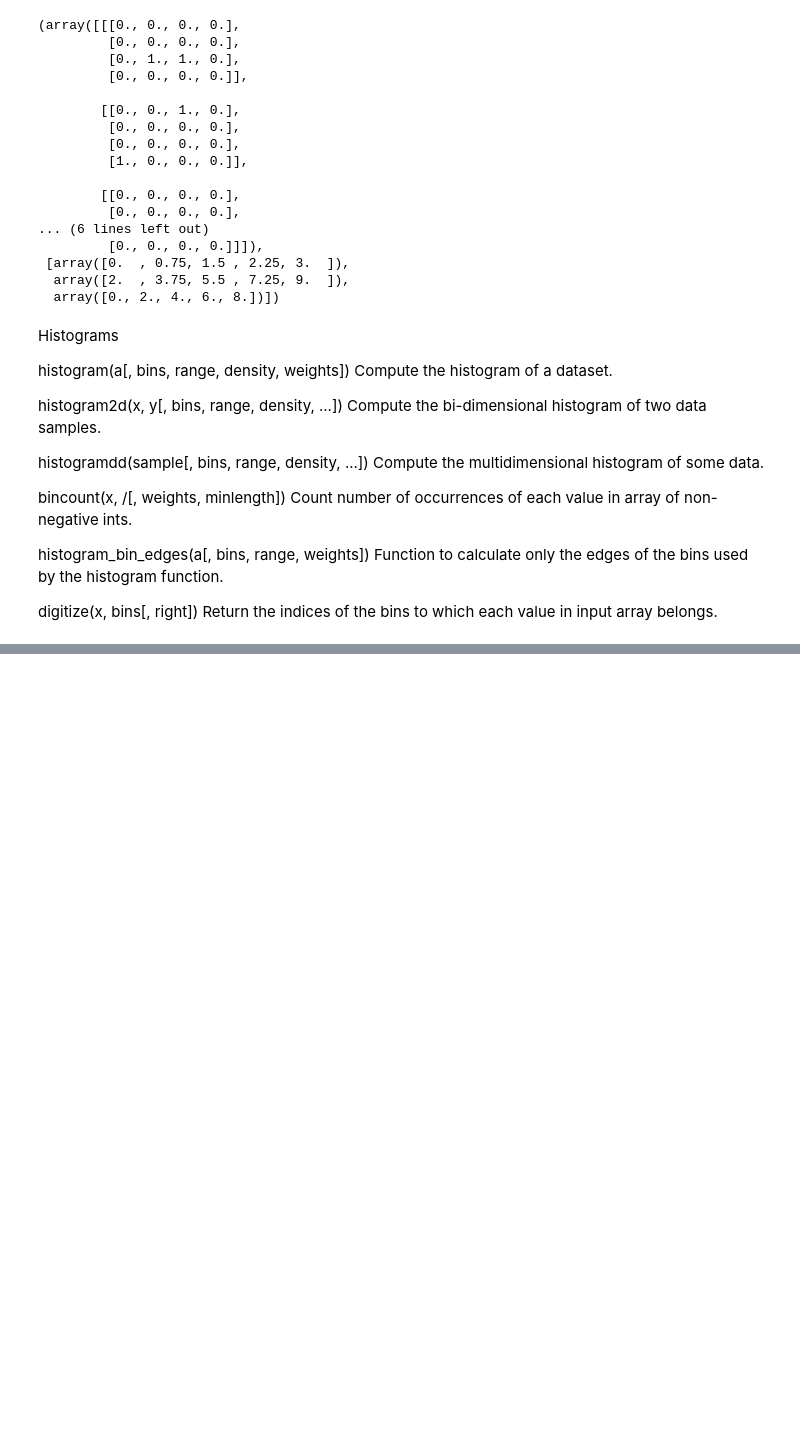
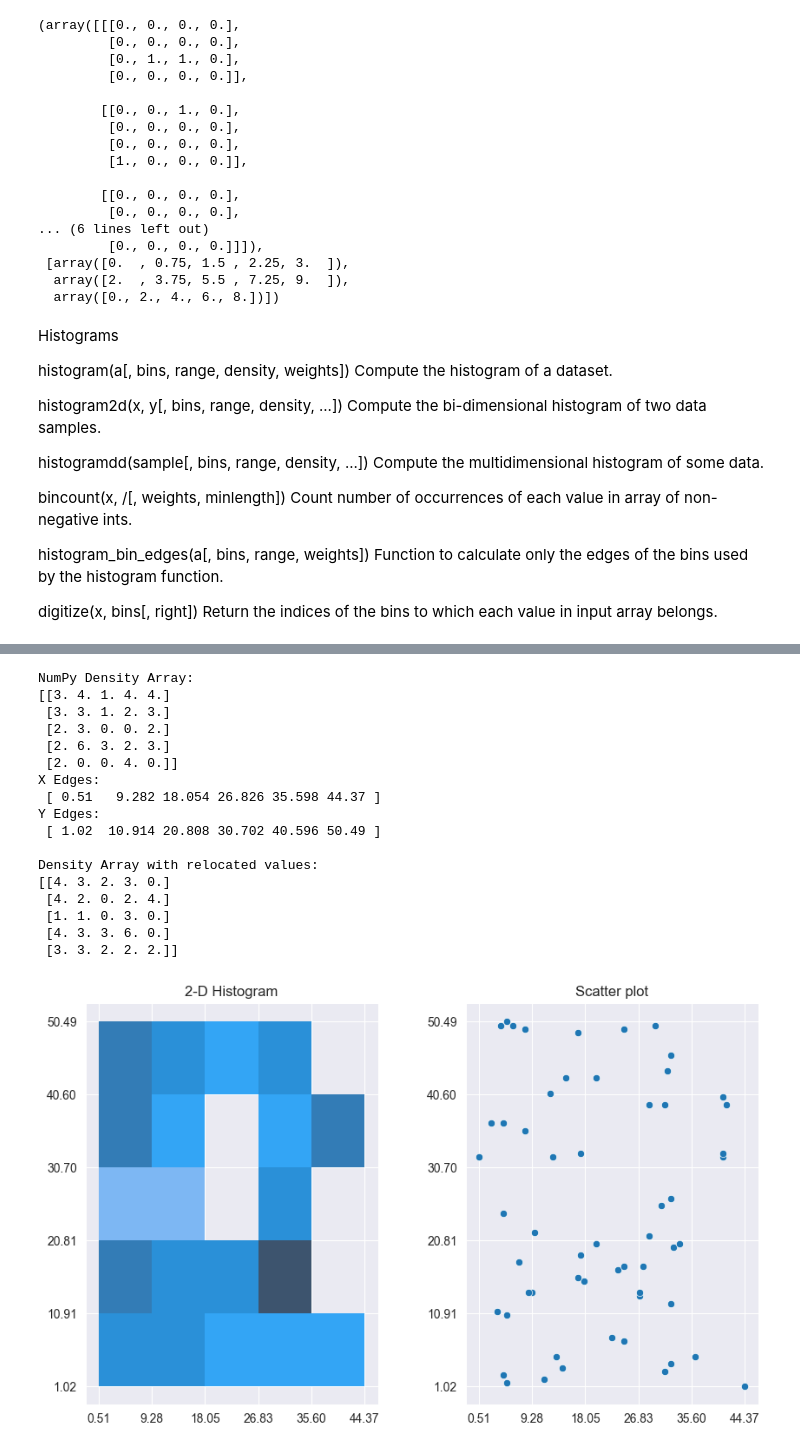
Before and after one commit to jmonti-gh/365DS_jm, a Jupyter notebook: 7_Data_Prepro_Numpy/7_7_histograms_2.ipynb, the cells around one changed output, grey strips where cells are left out. Cells and saved outputs as stored; diff of their text form; code cells hidden in the pictures; blank space fills up the shorter version.

```diff
--- a/7_Data_Prepro_Numpy/7_7_histograms_2.ipynb
+++ b/7_Data_Prepro_Numpy/7_7_histograms_2.ipynb
@@ -46,6 +48,37 @@ def direct_dm_b(dm: np.ndarray) -> np.ndarray:
     return nf_arr.T
 
 ### dm_real = np.array(list(map(lambda row: row[::-1], dm))).T
+# %%
+# Function that make all the calcs and show graphs
+
+def histo2d_w_graph(xv: np.ndarray, yv: np.ndarray, bs: int = 10):
+    ''' Calc and graph NumPy 2-D Histogram
+
+    xv: xvalues, 1-D ndarray, first axis, X
+    yv: yvalues
+    bs: -optional- Bins number, default 10
+    '''
+    # h2df: NumPy Histogram 2-D inside function
+    h2df = np.histogram2d(x=xv, y=yv, bins=bs)
+
+    # n_da: NumPy density array; x_e: X_edges; y_e: Y_edges
+    n_da, x_e, y_e = h2df[0], h2df[1], h2df[2]
+
+    # Seaborn two subplots graphs
+    fig, axs = plt.subplots(ncols=2, figsize=(10,6))
+    plt.subplots_adjust(wspace=0.3)
+
+    h2d_plot = sns.histplot(x=xv, y=yv, ax=axs[0], bins=bs)
+    h2d_plot.set(xticks=x_e, yticks=y_e)
+    h2d_plot.set_title('2-D Histogram')
+
+    sct = sns.scatterplot(x=xv, y=yv, ax=axs[1])
+    sct.set(xticks=x_e, yticks=y_e)
+    sct.set_title('Scatter plot')
+
+    print(f'Input Data:\nX values:{xv}\nY values:{yv}')
+    print(np.array(list(map(lambda row: row[::-1], n_da))).T)
+    plt.show()
 # %%
 A = np.array([[1,0,0,3,1],
               [3,6,6,2,9]])
@@ -218,0 +357,27 @@ Return the indices of the bins to which each value in input array belongs.
+# %%
+# Another example with decimal values
+
+C = array_RG.random(size=(2,57))
+C = np.round(C, 2) * 51
+#display(C, show_attr('C'))
+
+histo2d_w_graph(C[0], C[1], 5)
+# %% [output]
+NumPy Density Array:
+[[3. 4. 1. 4. 4.]
+ [3. 3. 1. 2. 3.]
+ [2. 3. 0. 0. 2.]
+ [2. 6. 3. 2. 3.]
+ [2. 0. 0. 4. 0.]]
+X Edges:
+ [ 0.51   9.282 18.054 26.826 35.598 44.37 ]
+Y Edges:
+ [ 1.02  10.914 20.808 30.702 40.596 50.49 ]
+
+Density Array with relocated values:
+[[4. 3. 2. 3. 0.]
+ [4. 2. 0. 2. 4.]
+ [1. 1. 0. 3. 0.]
+ [4. 3. 3. 6. 0.]
+ [3. 3. 2. 2. 2.]]
+[figure, added]
```
Also changed, not shown: parts of 7 cells of this notebook, 1 other file.
